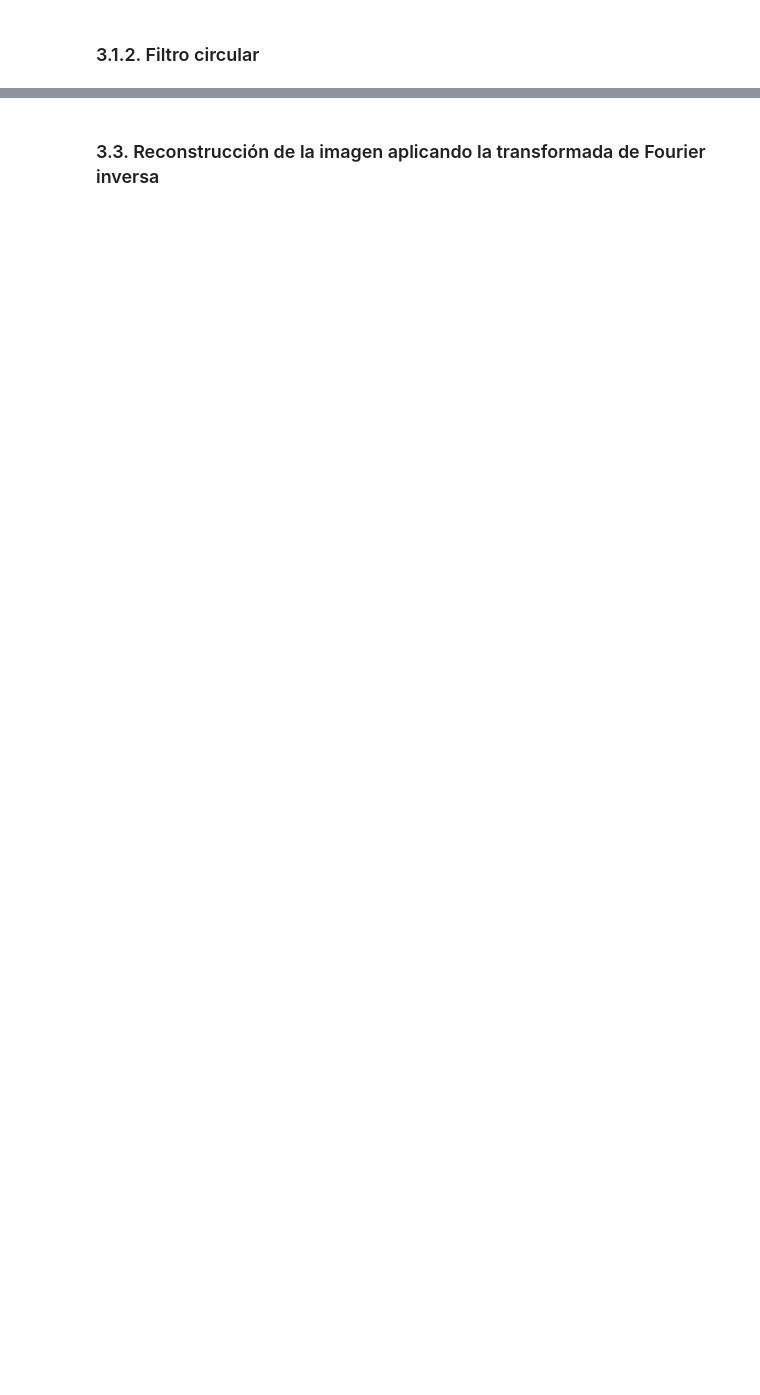
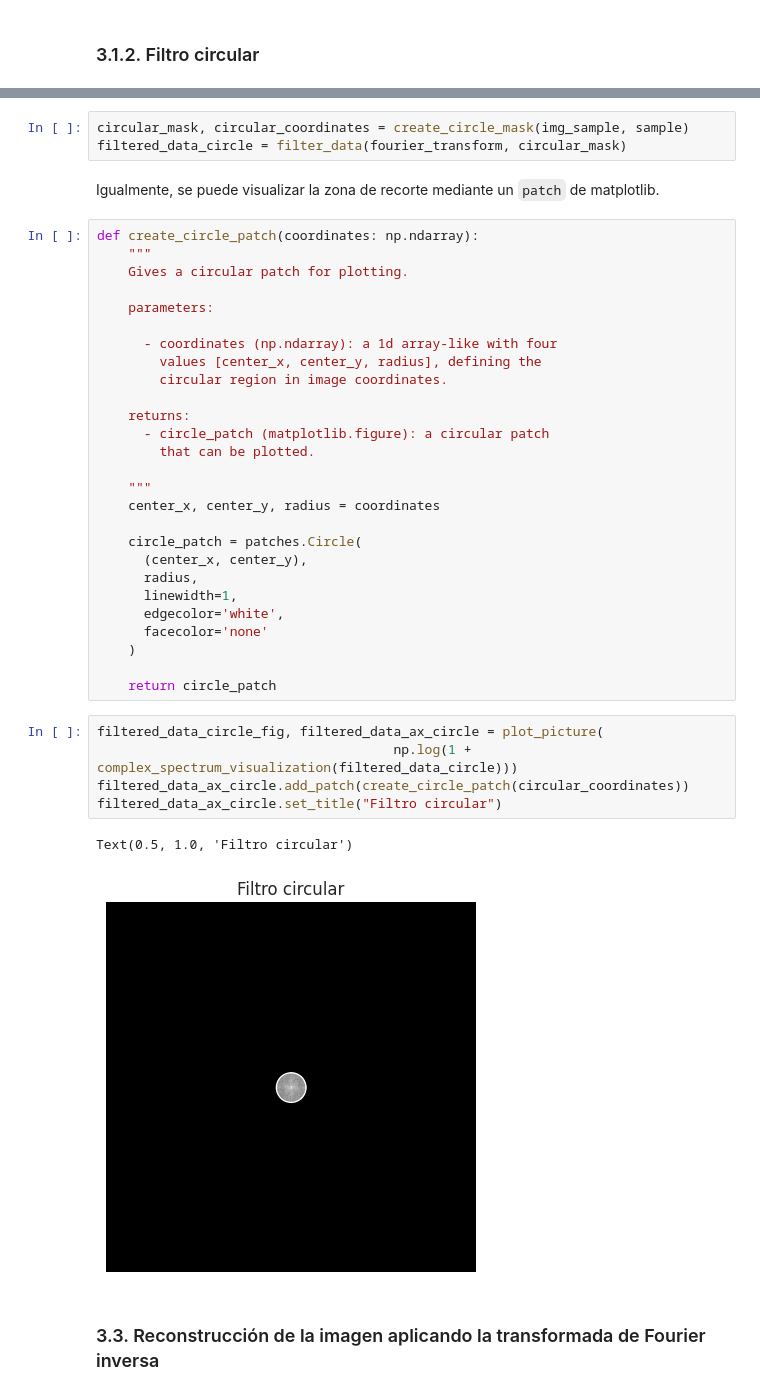
Before and after one commit to Miguel-Perdomo/fourier-optics, a Jupyter notebook: talleres/taller1/notebooks/taller01.ipynb, the cells around one changed output, grey strips where cells are left out. Drawn from its saved outputs; the diff is of its cells as text; blank space fills up the shorter version.

```diff
--- a/talleres/taller1/notebooks/taller01.ipynb
+++ b/talleres/taller1/notebooks/taller01.ipynb
@@ -302,2 +304,42 @@ plt.axis("off")
+# %%
+circular_mask, circular_coordinates = create_circle_mask(img_sample, sample)
+filtered_data_circle = filter_data(fourier_transform, circular_mask)
+# %% [markdown]
+Igualmente, se puede visualizar la zona de recorte mediante un `patch` de matplotlib.
+# %%
+def create_circle_patch(coordinates: np.ndarray):
+    """
+    Gives a circular patch for plotting.
+
+    parameters:
+
+      - coordinates (np.ndarray): a 1d array-like with four
+        values [center_x, center_y, radius], defining the
+        circular region in image coordinates.
+
+    returns:
+      - circle_patch (matplotlib.figure): a circular patch
+        that can be plotted.
+
+    """
+    center_x, center_y, radius = coordinates
+
+    circle_patch = patches.Circle(
+      (center_x, center_y),
+      radius,
+      linewidth=1,
+      edgecolor='white',
+      facecolor='none'
+    )
+
+    return circle_patch
+# %%
+filtered_data_circle_fig, filtered_data_ax_circle = plot_picture(
+                                      np.log(1 + complex_spectrum_visualization(filtered_data_circle)))
+filtered_data_ax_circle.add_patch(create_circle_patch(circular_coordinates))
+filtered_data_ax_circle.set_title("Filtro circular")
+# %% [output]
+Text(0.5, 1.0, 'Filtro circular')
+[figure, added]
 # %% [markdown]
 ### 3.3. Reconstrucción de la imagen aplicando la transformada de Fourier inversa
```
Also changed, not shown: parts of 28 cells of this notebook.
